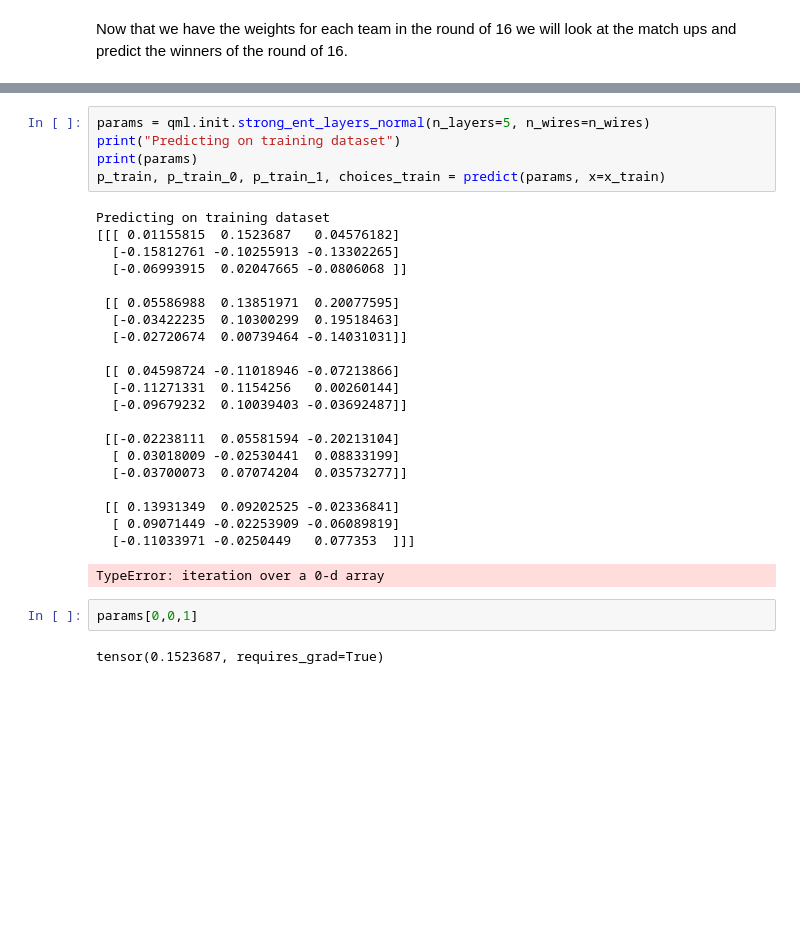
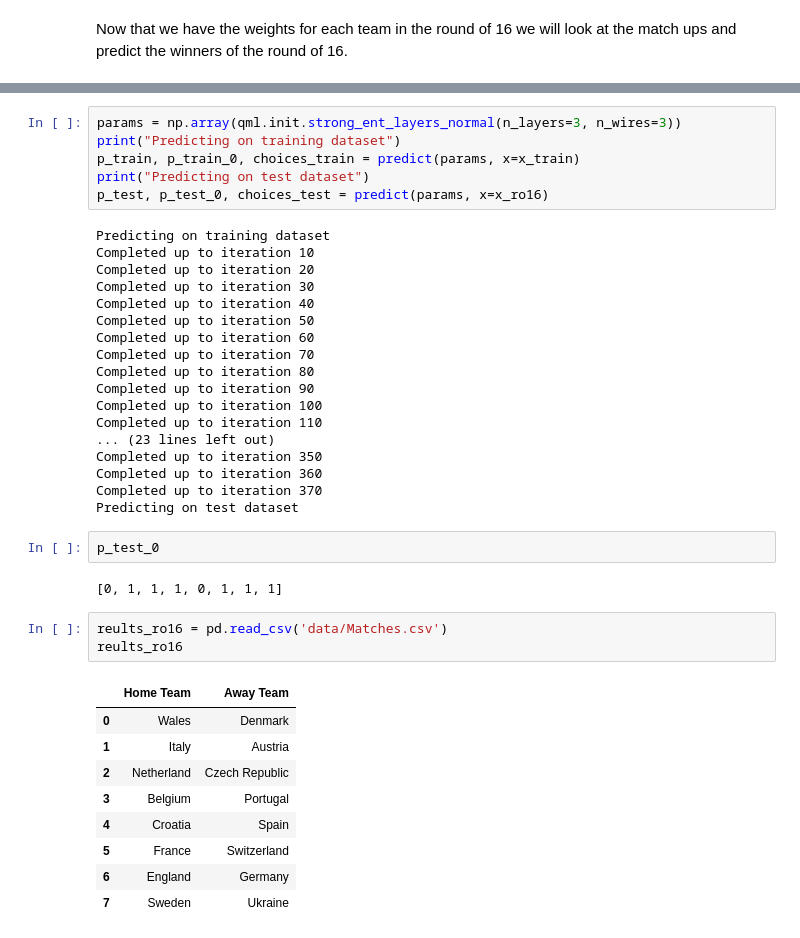
Before and after one commit to CDL-Quantum/Hackathon2021, a Jupyter notebook: Loo Boys/Euro_Simulation.ipynb, the cells around one changed output, grey strips where cells are left out. Cells and saved outputs as stored; diff of their text form; blank space fills up the shorter version.

Commit message:
predicted the round of 16

```diff
--- a/Loo Boys/Euro_Simulation.ipynb
+++ b/Loo Boys/Euro_Simulation.ipynb
@@ -258,31 +268,41 @@ x = df_ro16['x'].values.tolist()
 # %%
-params = qml.init.strong_ent_layers_normal(n_layers=5, n_wires=n_wires)
+params = np.array(qml.init.strong_ent_layers_normal(n_layers=3, n_wires=3))
 print("Predicting on training dataset")
-print(params)
-p_train, p_train_0, p_train_1, choices_train = predict(params, x=x_train)
+p_train, p_train_0, choices_train = predict(params, x=x_train)
+print("Predicting on test dataset")
+p_test, p_test_0, choices_test = predict(params, x=x_ro16)
 # %% [output]
 Predicting on training dataset
-[[[ 0.01155815  0.1523687   0.04576182]
-  [-0.15812761 -0.10255913 -0.13302265]
-  [-0.06993915  0.02047665 -0.0806068 ]]
-
- [[ 0.05586988  0.13851971  0.20077595]
-  [-0.03422235  0.10300299  0.19518463]
-  [-0.02720674  0.00739464 -0.14031031]]
-
- [[ 0.04598724 -0.11018946 -0.07213866]
-  [-0.11271331  0.1154256   0.00260144]
-  [-0.09679232  0.10039403 -0.03692487]]
-
- [[-0.02238111  0.05581594 -0.20213104]
-  [ 0.03018009 -0.02530441  0.08833199]
-  [-0.03700073  0.07074204  0.03573277]]
-
- [[ 0.13931349  0.09202525 -0.02336841]
-  [ 0.09071449 -0.02253909 -0.06089819]
-  [-0.11033971 -0.0250449   0.077353  ]]]
+Completed up to iteration 10
+Completed up to iteration 20
+Completed up to iteration 30
+Completed up to iteration 40
+Completed up to iteration 50
+Completed up to iteration 60
+Completed up to iteration 70
+Completed up to iteration 80
+Completed up to iteration 90
+Completed up to iteration 100
+Completed up to iteration 110
+... (23 lines left out)
+Completed up to iteration 350
+Completed up to iteration 360
+Completed up to iteration 370
+Predicting on test dataset
-TypeError: iteration over a 0-d array
 # %%
-params[0,0,1]
+p_test_0
 # %% [output]
-tensor(0.1523687, requires_grad=True)
+[0, 1, 1, 1, 0, 1, 1, 1]
+# %%
+reults_ro16 = pd.read_csv('data/Matches.csv')
+reults_ro16
+# %% [output]
+|  | Home Team | Away Team |
+| 0 | Wales | Denmark |
+| 1 | Italy | Austria |
+| 2 | Netherland | Czech Republic |
+| 3 | Belgium | Portugal |
+| 4 | Croatia | Spain |
+| 5 | France | Switzerland |
+| 6 | England | Germany |
+| 7 | Sweden | Ukraine |
```
Also changed, not shown: parts of 7 cells of this notebook, 5 other files.
